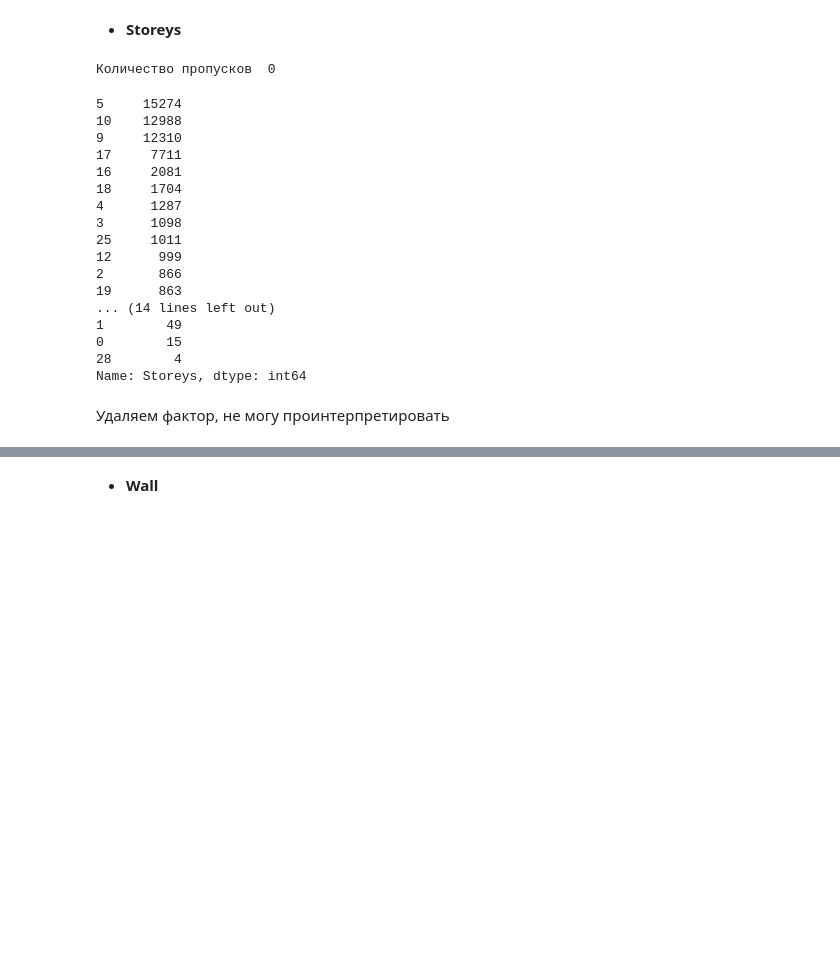
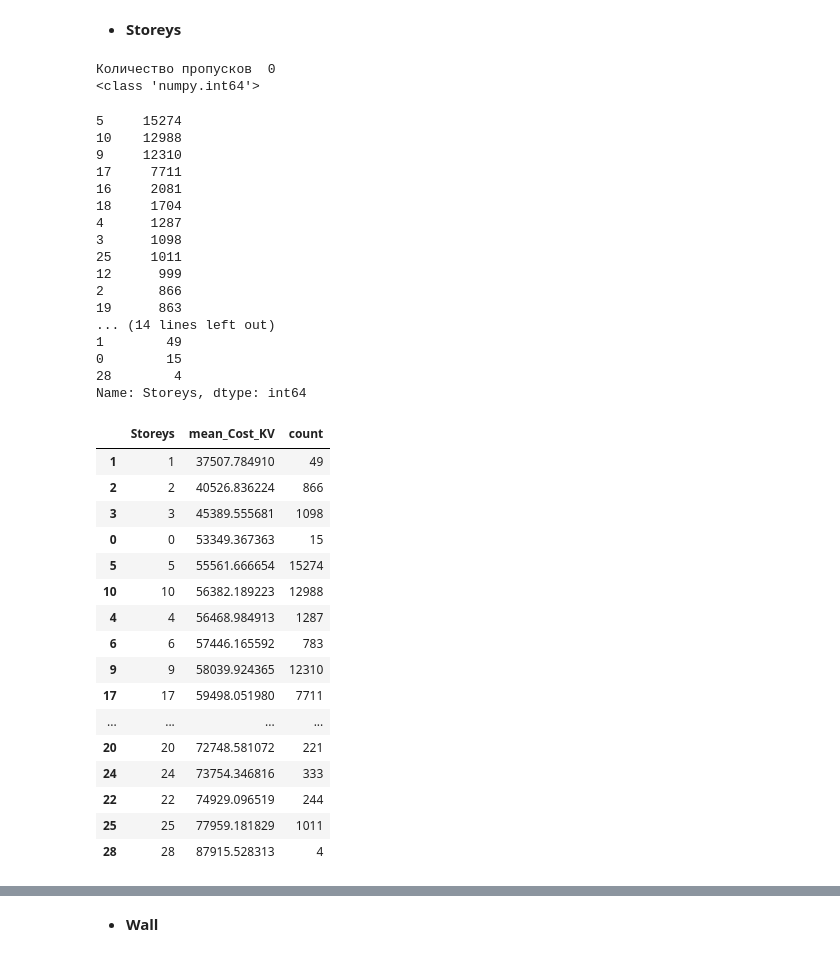
Before and after one commit to volkovstanislav/machine-learning, a Jupyter notebook: develop.ipynb, the cells around one changed output, grey strips where cells are left out. Drawn from its saved outputs; the diff is of its cells as text; code cells hidden in the pictures; blank space fills up the shorter version.

```diff
--- a/develop.ipynb
+++ b/develop.ipynb
@@ -580,0 +635,3 @@ data.drop(["Stor"],axis=1, inplace=True)
+# %%
+data = pd.get_dummies(data=data,columns=["Stor"],prefix="stor")
+data.head()
@@ -582,9 +647,11 @@ data.drop(["Stor"],axis=1, inplace=True)
 * **Storeys**
 # %%
 print("Количество пропусков ", len(data[data["Storeys"].isna()]))
+print(type(data["Storeys"][2]))
 data["Storeys"].value_counts()
 # %% [output]
 Количество пропусков  0
+<class 'numpy.int64'>
 5     15274
 10    12988
 9     12310
@@ -602,5 +669,25 @@ data["Storeys"].value_counts()
 0        15
 28        4
 Name: Storeys, dtype: int64
-# %% [markdown]
-Удаляем фактор, не могу проинтерпретировать
+# %%
+res = data[["Storeys", "Cost", "Cost_KV"]].groupby(["Storeys"]).agg({"Cost_KV":"mean", "Cost" : "count" }).reset_index()
+res.columns = ["Storeys","mean_Cost_KV","count"]
+res.sort_values(["mean_Cost_KV"])
+# %% [output]
+|  | Storeys | mean_Cost_KV | count |
+| 1 | 1 | 37507.784910 | 49 |
+| 2 | 2 | 40526.836224 | 866 |
+| 3 | 3 | 45389.555681 | 1098 |
+| 0 | 0 | 53349.367363 | 15 |
+| 5 | 5 | 55561.666654 | 15274 |
+| 10 | 10 | 56382.189223 | 12988 |
+| 4 | 4 | 56468.984913 | 1287 |
+| 6 | 6 | 57446.165592 | 783 |
+| 9 | 9 | 58039.924365 | 12310 |
+| 17 | 17 | 59498.051980 | 7711 |
+| ... | ... | ... | ... |
+| 20 | 20 | 72748.581072 | 221 |
+| 24 | 24 | 73754.346816 | 333 |
+| 22 | 22 | 74929.096519 | 244 |
+| 25 | 25 | 77959.181829 | 1011 |
+| 28 | 28 | 87915.528313 | 4 |
```
Also changed, not shown: parts of 67 cells of this notebook.
